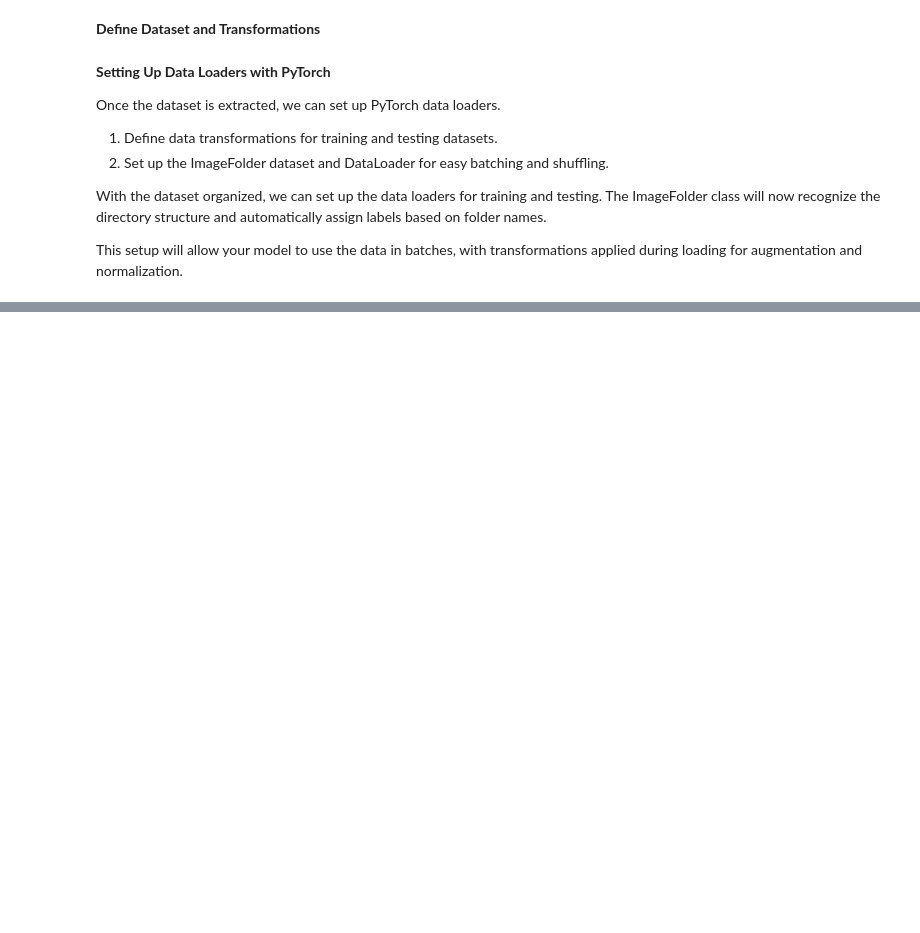
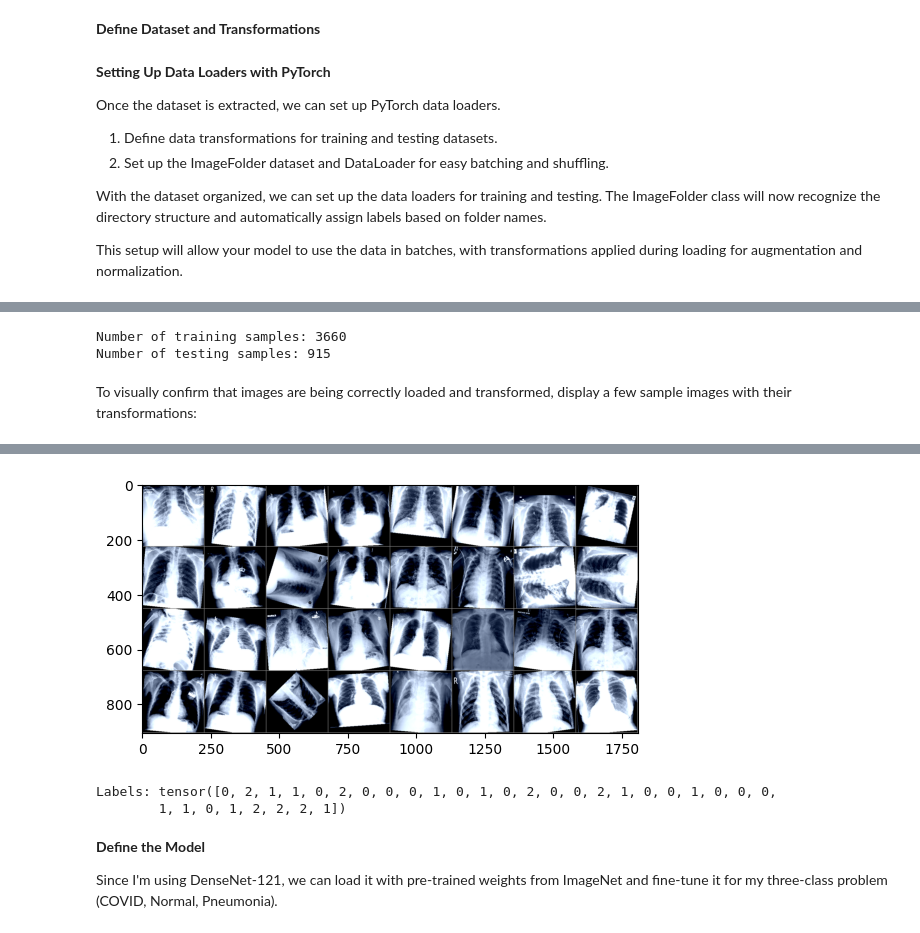
Before and after one commit to AlSult/lung-disease-prediction, a Jupyter notebook: MainCode.ipynb, the cells around one changed output, grey strips where cells are left out. Drawn from its saved outputs; the diff is of its cells as text; code cells hidden in the pictures; blank space fills up the shorter version.

```diff
--- a/MainCode.ipynb
+++ b/MainCode.ipynb
@@ -277,0 +267,28 @@ Receiving objects: 100% (6/6), 30.66 KiB | 1.46 MiB/s, done.
+# %%
+#checking dataset size
+print(f"Number of training samples: {len(train_data)}")
+print(f"Number of testing samples: {len(test_data)}")
+# %% [output]
+Number of training samples: 3660
+Number of testing samples: 915
+# %% [markdown]
+To visually confirm that images are being correctly loaded and transformed, display a few sample images with their transformations:
+# %%
+#display sample images
+import matplotlib.pyplot as plt
+import numpy as np
+import torchvision  # Import torchvision for utils
+
+# Helper function to unnormalize and display an image
+def imshow(img):
+    img = img / 2 + 0.5  # Unnormalize
+    npimg = img.numpy()
+    plt.imshow(np.transpose(npimg, (1, 2, 0)))
+    plt.show()
+
+# Display a batch of images
+dataiter = iter(train_loader)
+images, labels = next(dataiter)
+imshow(torchvision.utils.make_grid(images))
+print('Labels:', labels)
+# %% [output]
@@ -277,0 +296,7 @@ Receiving objects: 100% (6/6), 30.66 KiB | 1.46 MiB/s, done.
+[figure, added]
+Labels: tensor([0, 2, 1, 1, 0, 2, 0, 0, 0, 1, 0, 1, 0, 2, 0, 0, 2, 1, 0, 0, 1, 0, 0, 0,
+        1, 1, 0, 1, 2, 2, 2, 1])
+# %% [markdown]
+**Define the Model**
+
+Since I'm using DenseNet-121, we can load it with pre-trained weights from ImageNet and fine-tune it for my three-class problem (COVID, Normal, Pneumonia).
```
Also changed, not shown: parts of 12 cells of this notebook.
